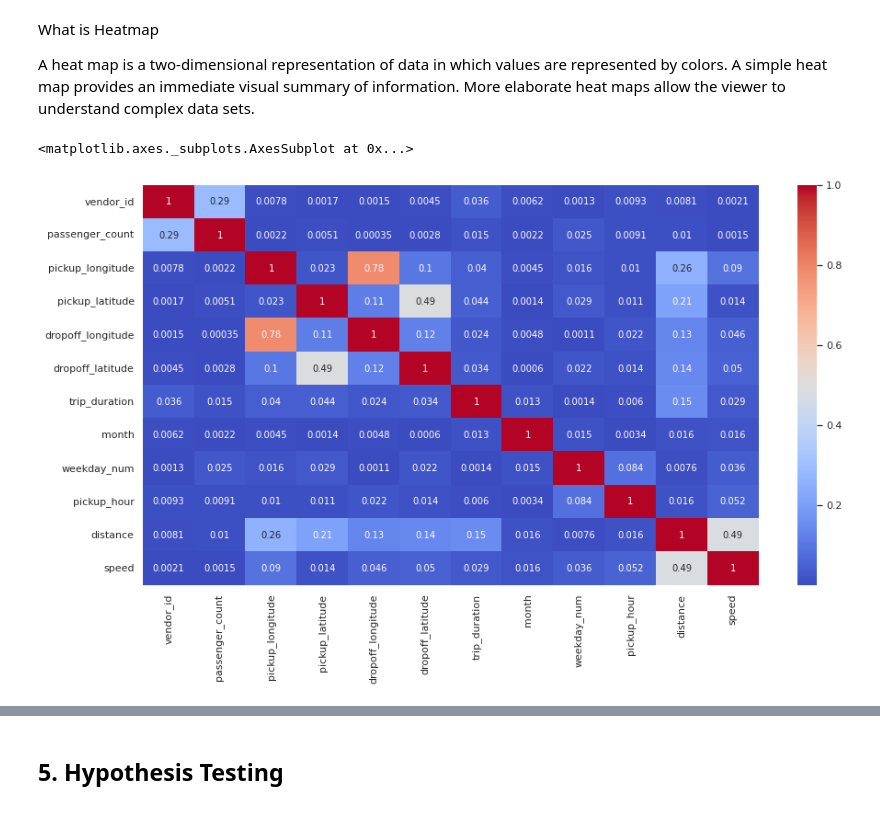
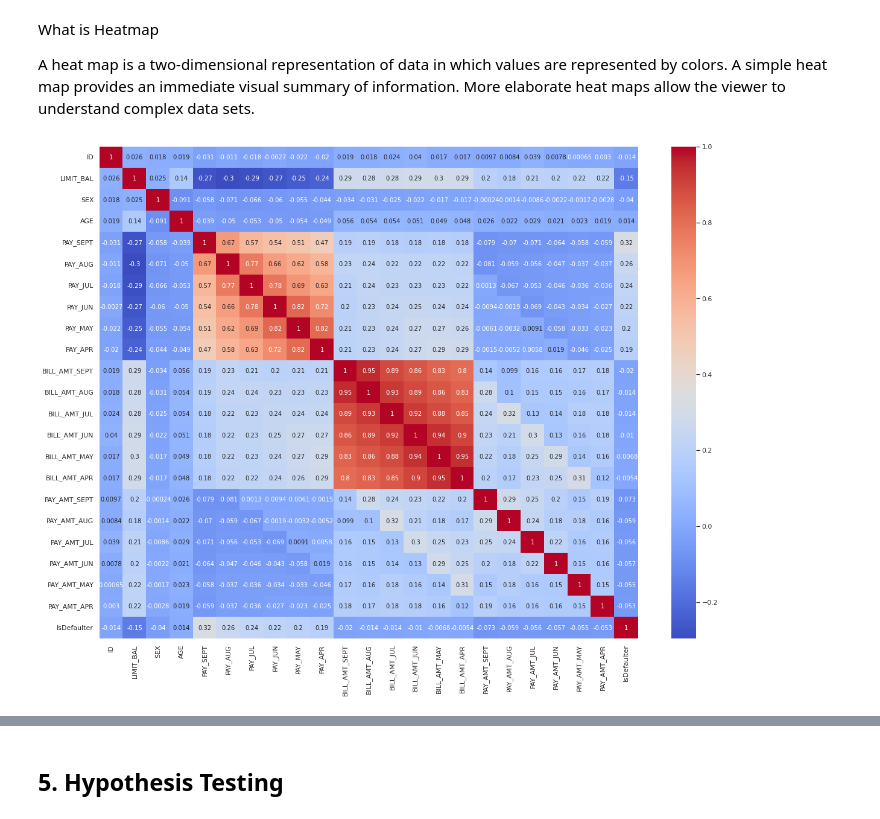
Before and after one commit to KrushnaChaure/Credit-Card-Default-Prediction, a Jupyter notebook: Krushna_Chaure_Credit_Card_Default_Prediction_Capstone_Project.ipynb, the cells around one changed output, grey strips where cells are left out. Cells and saved outputs as stored; diff of their text form; code cells hidden in the pictures.

```diff
--- a/Krushna_Chaure_Credit_Card_Default_Prediction_Capstone_Project.ipynb
+++ b/Krushna_Chaure_Credit_Card_Default_Prediction_Capstone_Project.ipynb
@@ -339,6 +295,0 @@ def calc_distance(df):
-# %%
-# Calculating distance and assign new column to the dataframe with the help of lambda function.
-dataset['distance'] = dataset.apply(lambda x: calc_distance(x), axis = 1)
-# %%
-# Calculating Speed in km/h for further insights.
-dataset['speed'] = (dataset.distance/(dataset.trip_duration/3600))
@@ -664,4 +604,4 @@ From above countplot we can see that:-
 *   We also can see that the higher the credit card balance limit, the lower is the chance of defaulting.
 # %%
 # Drop LimitBin column
-dataset.drop(['LimitBin'],axis=1)
+dataset=dataset.drop(['LimitBin'],axis=1)
@@ -834,6 +760,9 @@ From above countplot we can see that:-
 *   Age group 30 to 40 have 2189 defaulter with 25 % defaulter ratio.
 
 *   Age group(20 to 25 & 50 to 60 & 60 to 80) have less credit card holder and  their defaulter is 1609 but their defaulter ratio is high which is 35 %.
+# %%
+# Drop Age Range column
+dataset=dataset.drop(['Age Range'],axis=1)
 # %% [markdown]
 ### **3. Multivariate Analysis**
 # %% [markdown]
@@ -845,10 +774,9 @@ What is Heatmap
 
 A heat map is a two-dimensional representation of data in which values are represented by colors. A simple heat map provides an immediate visual summary of information. More elaborate heat maps allow the viewer to understand complex data sets.
 # %%
-# Using heatmap
-plt.figure(figsize=(15,8))
-correlation = dataset.corr()
-sns.heatmap(abs(correlation), annot=True, cmap='coolwarm')
+# Using heatmap to understand relationship between multiple variable
+plt.figure(figsize=(20,15))
+sns.heatmap(dataset.corr(),annot=True,cmap="coolwarm")
+plt.show()
 # %% [output]
-<matplotlib.axes._subplots.AxesSubplot at 0x...>
-[figure, old version]
+[figure, new version]
```
Also changed, not shown: parts of 270 cells of this notebook.
